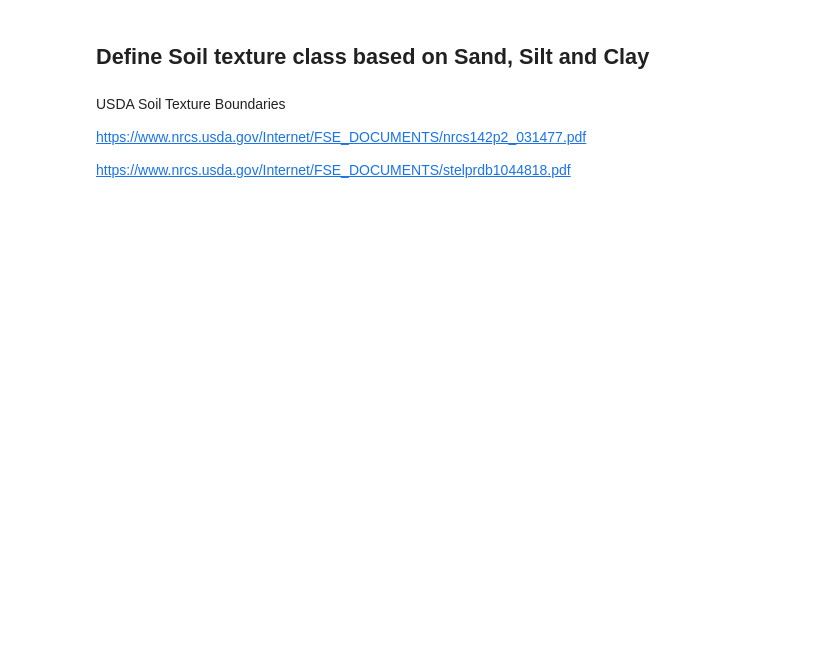
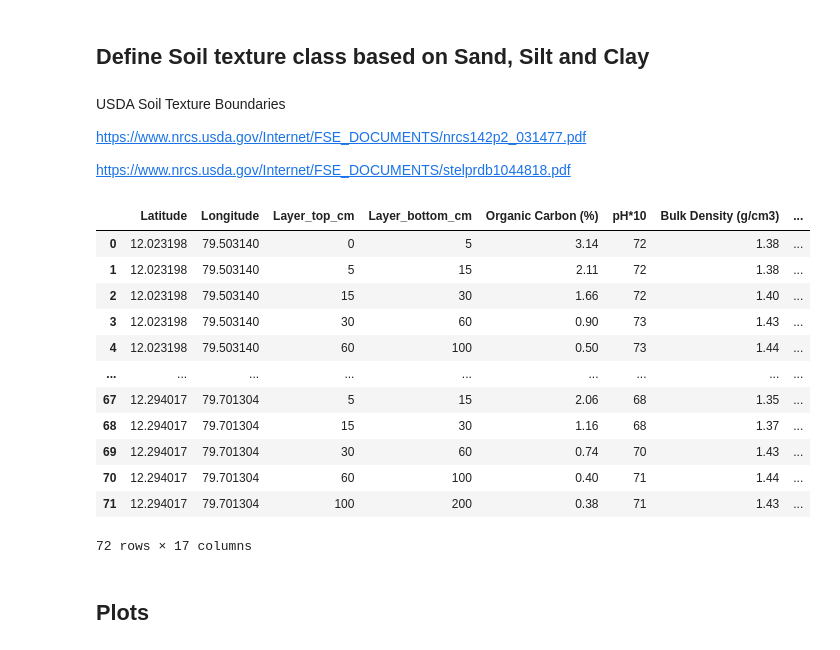
Before and after one commit to mishagrol/SoilTriangle, a Jupyter notebook: SoilClasesByUSDA.ipynb, the cells around one changed output. Saved outputs shown, nothing was run; the diff lists cells and outputs as text; code cells hidden in the pictures; blank space fills up the shorter version.

```diff
--- a/SoilClasesByUSDA.ipynb
+++ b/SoilClasesByUSDA.ipynb
@@ -56,0 +50,22 @@ df_xls['Soil Health Index'] = np.random.randint(3, high=6, size=len(df_xls))
+# %%
+df_xls = pd.read_excel('./soil.xls', index_col=0)
+
+df_xls['Soil type'] = df_xls[['Sand, (%)', 'Silt, (%)', 'Clay, (%)']].apply(soil_texture_classifier, axis=1)
+# %%
+df_xls
+# %% [output]
+|  | Latitude | Longitude | Layer_top_cm | Layer_bottom_cm | Organic Carbon (%) | pH*10 | Bulk Density (g/cm3) | ... |
+| 0 | 12.023198 | 79.503140 | 0 | 5 | 3.14 | 72 | 1.38 | ... |
+| 1 | 12.023198 | 79.503140 | 5 | 15 | 2.11 | 72 | 1.38 | ... |
+| 2 | 12.023198 | 79.503140 | 15 | 30 | 1.66 | 72 | 1.40 | ... |
+| 3 | 12.023198 | 79.503140 | 30 | 60 | 0.90 | 73 | 1.43 | ... |
+| 4 | 12.023198 | 79.503140 | 60 | 100 | 0.50 | 73 | 1.44 | ... |
+| ... | ... | ... | ... | ... | ... | ... | ... | ... |
+| 67 | 12.294017 | 79.701304 | 5 | 15 | 2.06 | 68 | 1.35 | ... |
+| 68 | 12.294017 | 79.701304 | 15 | 30 | 1.16 | 68 | 1.37 | ... |
+| 69 | 12.294017 | 79.701304 | 30 | 60 | 0.74 | 70 | 1.43 | ... |
+| 70 | 12.294017 | 79.701304 | 60 | 100 | 0.40 | 71 | 1.44 | ... |
+| 71 | 12.294017 | 79.701304 | 100 | 200 | 0.38 | 71 | 1.43 | ... |
+72 rows × 17 columns
+# %% [markdown]
+## Plots
```
Also changed, not shown: parts of 9 cells of this notebook, 11 other files.
